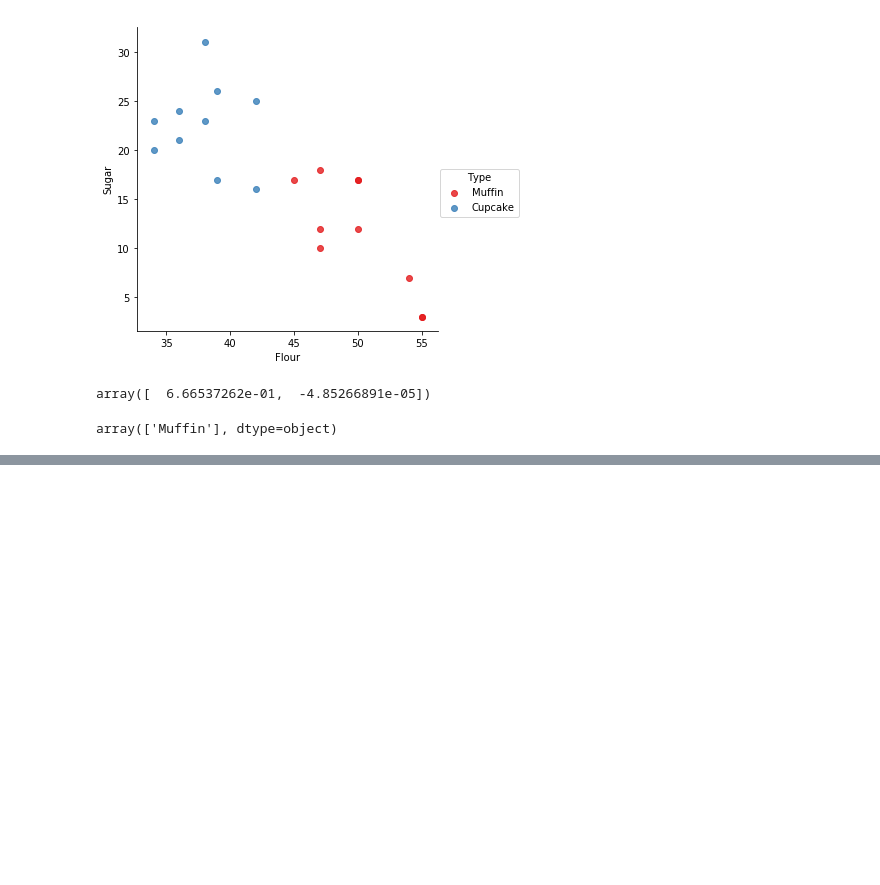
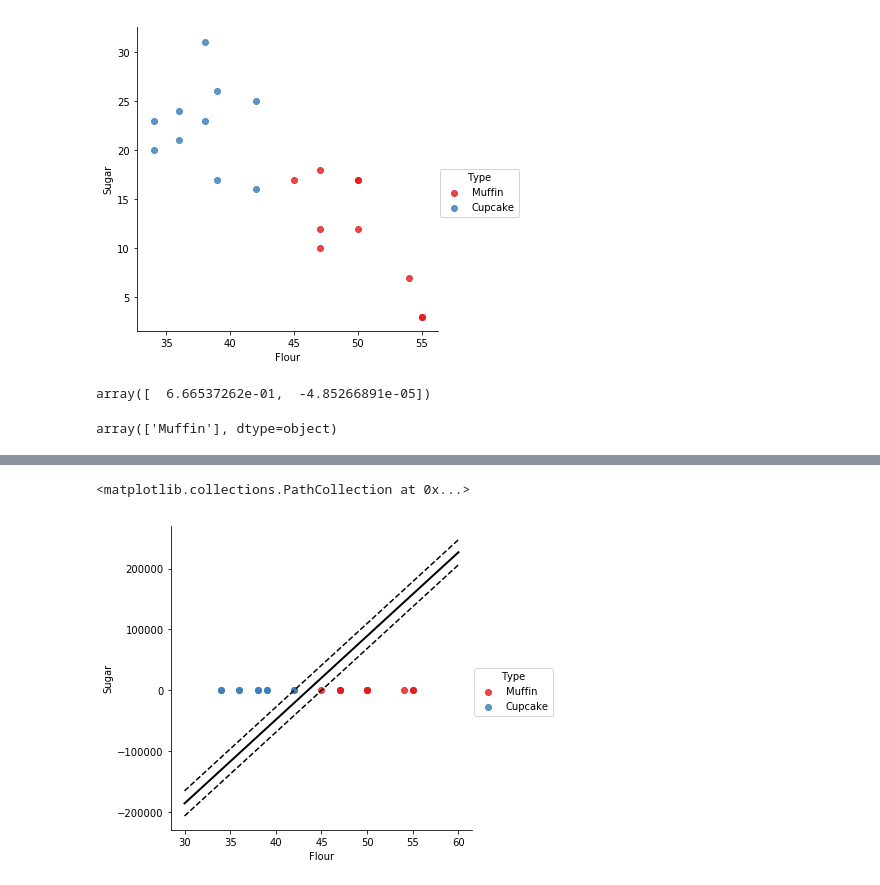
Before and after one commit to ravi4all/ML_March_1-30, a Jupyter notebook: Section_6/Example_1/MuffinCupcake.ipynb, the cells around one changed output, grey strips where cells are left out. Cells and saved outputs as stored; diff of their text form; code cells hidden in the pictures; blank space fills up the shorter version.

```diff
--- a/Section_6/Example_1/MuffinCupcake.ipynb
+++ b/Section_6/Example_1/MuffinCupcake.ipynb
@@ -38,0 +70,11 @@ array(['Muffin'], dtype=object)
+# %%
+sns.lmplot('Flour', 'Sugar', data=dataset, hue='Type',
+           palette='Set1', fit_reg=False)
+plt.plot(xx, yy, linewidth=2, color='black')
+plt.plot(xx, yy_down, 'k--')
+plt.plot(xx, yy_up, 'k--')
+plt.scatter(classifier.support_vectors_[:, 0], classifier.support_vectors_[:, 1],
+            s=80, facecolors='none')
+# %% [output]
+<matplotlib.collections.PathCollection at 0x...>
+[figure, added]
```
Also changed, not shown: parts of 5 cells of this notebook.
